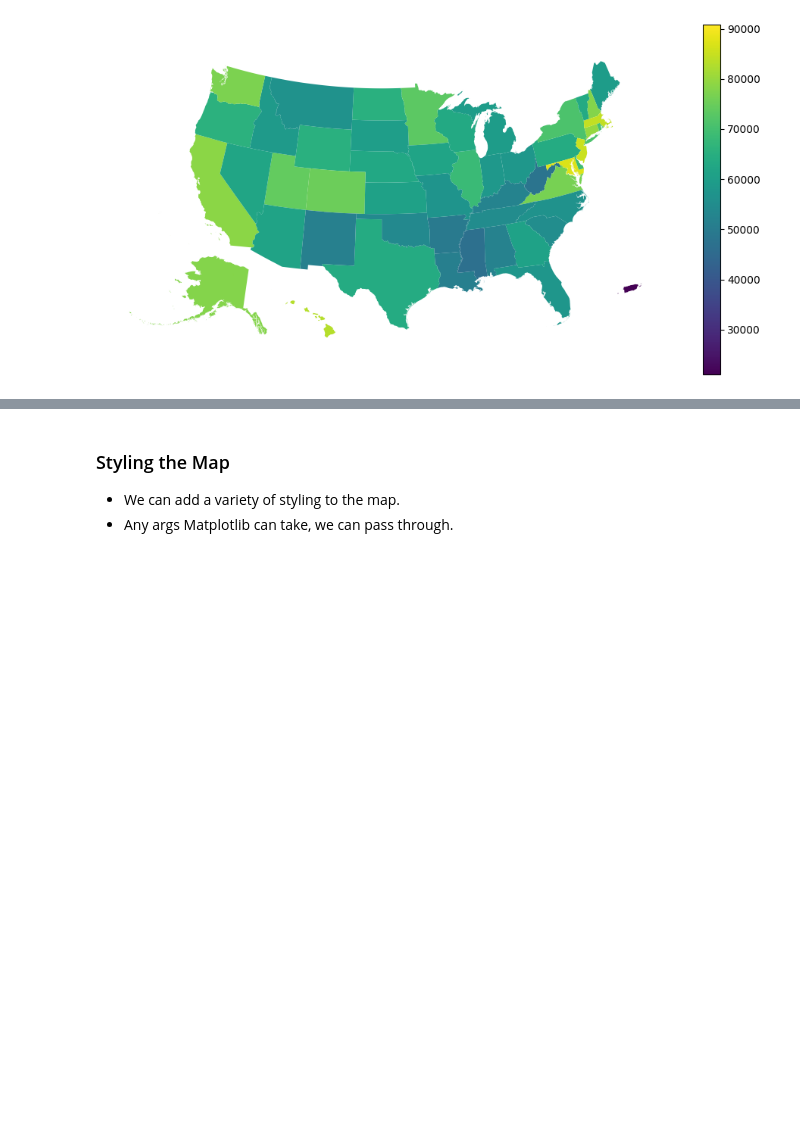
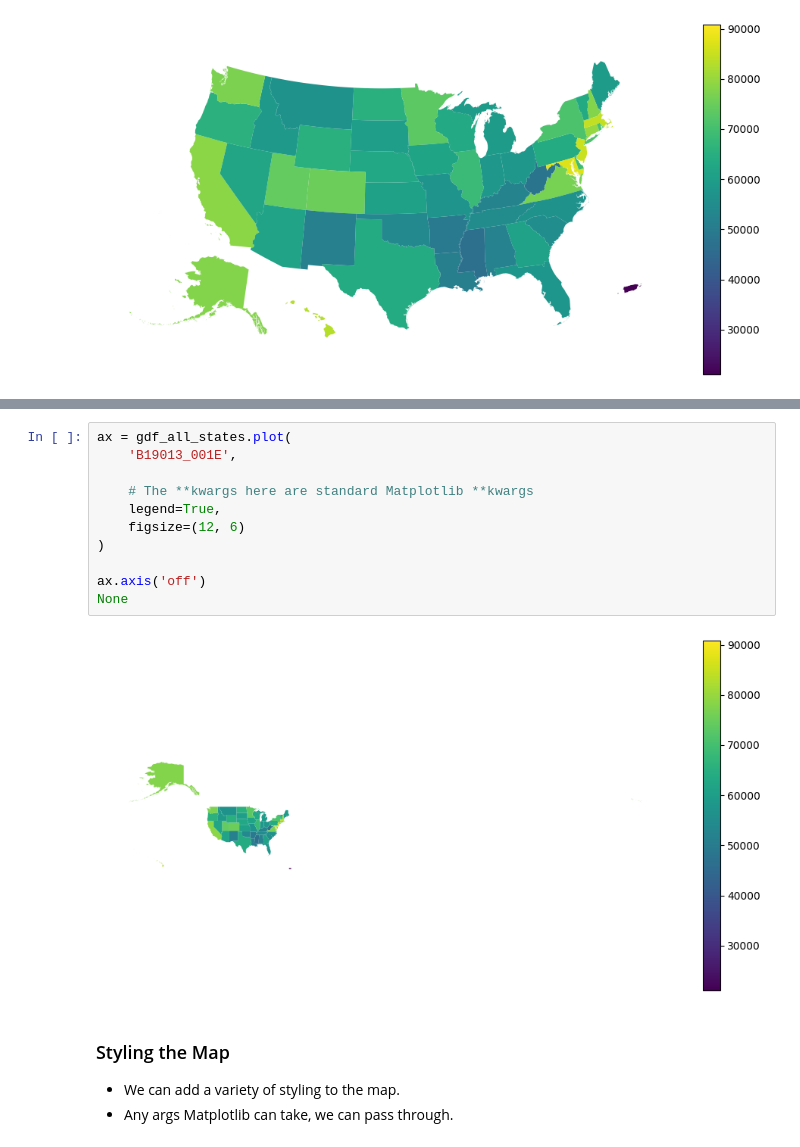
Before and after one commit to vengroff/censusdis-tutorial, a Jupyter notebook: Tutorial.ipynb, the cells around one changed output, grey strips where cells are left out. Drawn from its saved outputs; the diff is of its cells as text; blank space fills up the shorter version.

```diff
--- a/Tutorial.ipynb
+++ b/Tutorial.ipynb
@@ -412,3 +405,16 @@ None
+# %%
+ax = gdf_all_states.plot(
+    'B19013_001E',
+
+    # The **kwargs here are standard Matplotlib **kwargs
+    legend=True,
+    figsize=(12, 6)
+)
+
+ax.axis('off')
+None
+# %% [output]
+[figure, added]
 # %% [markdown]
 ### Styling the Map
 
```
Also changed, not shown: parts of 7 cells of this notebook, 1 other file.
